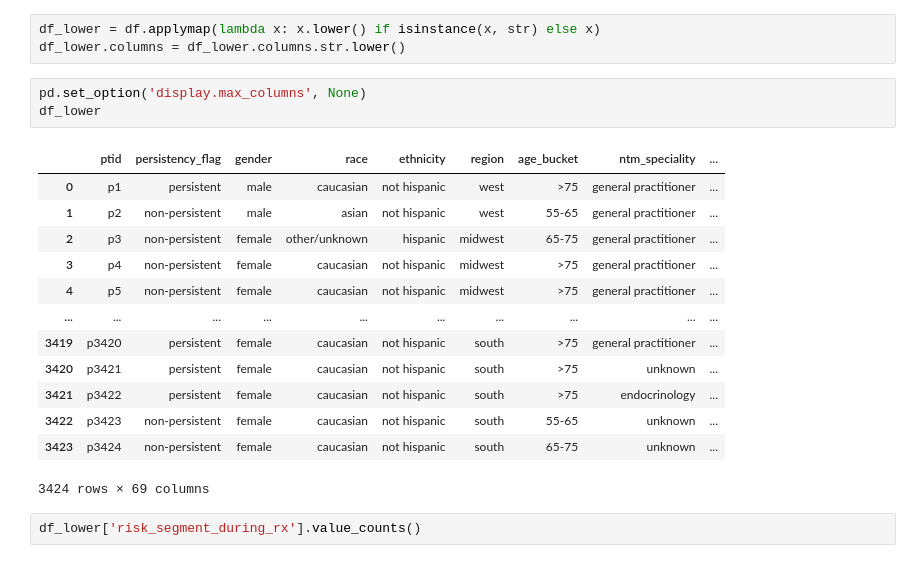
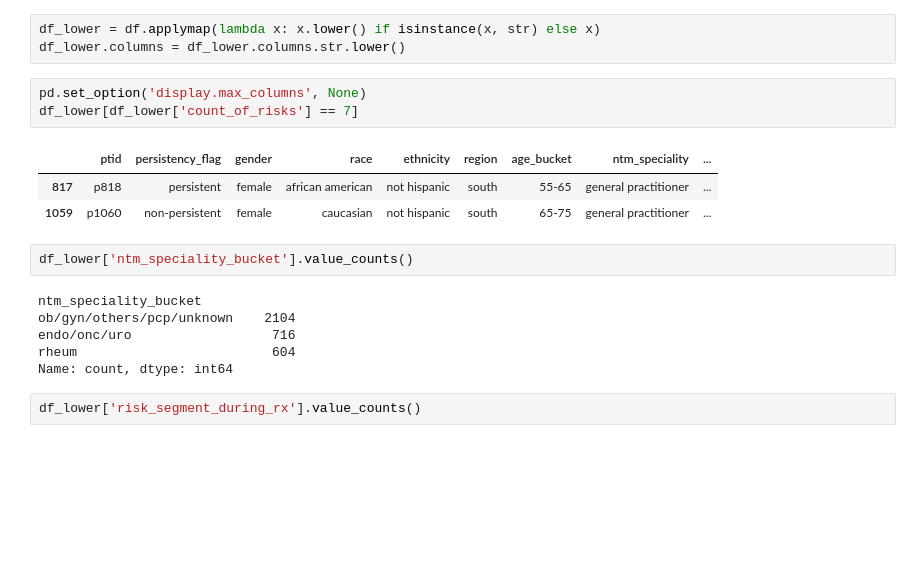
Before and after one commit to anvadev/Healthcare-Drug_Persistency, a Jupyter notebook: Healthcare_Drug_Persistency.ipynb, the cells around one changed output. Cells and saved outputs as stored; diff of their text form; blank space fills up the shorter version.

```diff
--- a/Healthcare_Drug_Persistency.ipynb
+++ b/Healthcare_Drug_Persistency.ipynb
@@ -159,21 +306,19 @@ df_lower = df.applymap(lambda x: x.lower() if isinstance(x, str) else x)
 df_lower.columns = df_lower.columns.str.lower()
 # %%
 pd.set_option('display.max_columns', None)
-df_lower
+df_lower[df_lower['count_of_risks'] == 7]
 # %% [output]
 |  | ptid | persistency_flag | gender | race | ethnicity | region | age_bucket | ntm_speciality | ... |
-| 0 | p1 | persistent | male | caucasian | not hispanic | west | >75 | general practitioner | ... |
-| 1 | p2 | non-persistent | male | asian | not hispanic | west | 55-65 | general practitioner | ... |
-| 2 | p3 | non-persistent | female | other/unknown | hispanic | midwest | 65-75 | general practitioner | ... |
-| 3 | p4 | non-persistent | female | caucasian | not hispanic | midwest | >75 | general practitioner | ... |
-| 4 | p5 | non-persistent | female | caucasian | not hispanic | midwest | >75 | general practitioner | ... |
-| ... | ... | ... | ... | ... | ... | ... | ... | ... | ... |
-| 3419 | p3420 | persistent | female | caucasian | not hispanic | south | >75 | general practitioner | ... |
-| 3420 | p3421 | persistent | female | caucasian | not hispanic | south | >75 | unknown | ... |
-| 3421 | p3422 | persistent | female | caucasian | not hispanic | south | >75 | endocrinology | ... |
-| 3422 | p3423 | non-persistent | female | caucasian | not hispanic | south | 55-65 | unknown | ... |
-| 3423 | p3424 | non-persistent | female | caucasian | not hispanic | south | 65-75 | unknown | ... |
+| 817 | p818 | persistent | female | african american | not hispanic | south | 55-65 | general practitioner | ... |
+| 1059 | p1060 | non-persistent | female | caucasian | not hispanic | south | 65-75 | general practitioner | ... |
-3424 rows × 69 columns
+# %%
+df_lower['ntm_speciality_bucket'].value_counts()
+# %% [output]
+ntm_speciality_bucket
+ob/gyn/others/pcp/unknown    2104
+endo/onc/uro                  716
+rheum                         604
+Name: count, dtype: int64
 # %%
 df_lower['risk_segment_during_rx'].value_counts()
 # %% [output]
```
Also changed, not shown: parts of 33 cells of this notebook, 8 other files.
